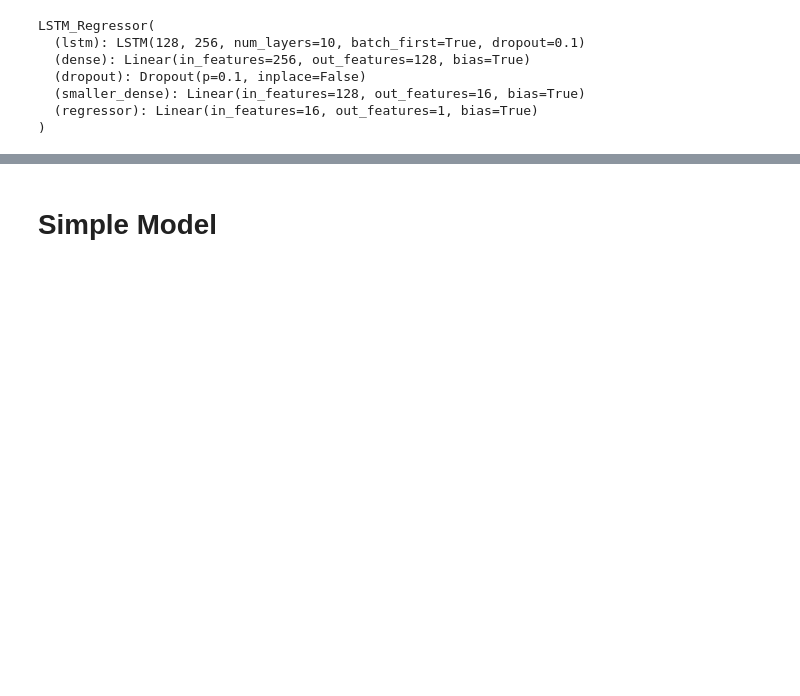
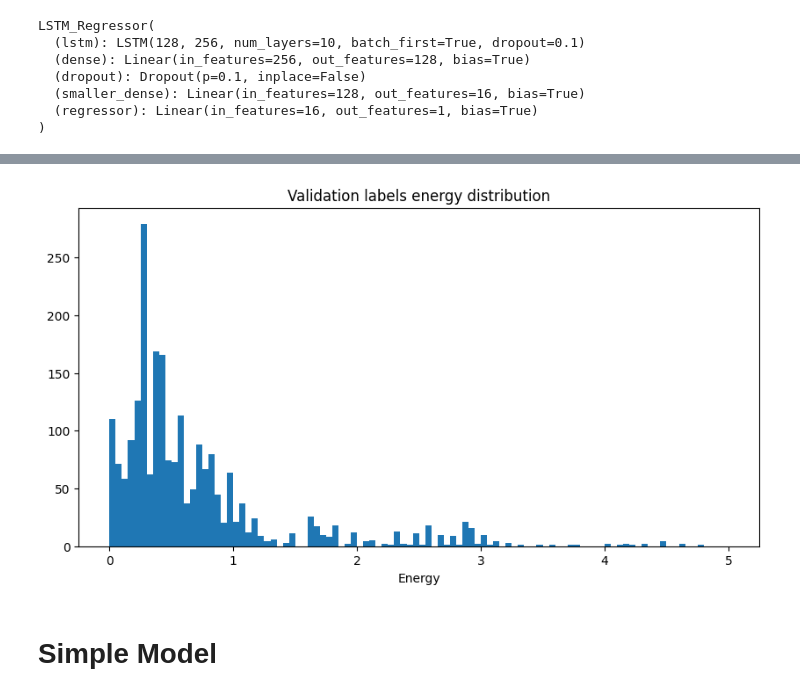
Before and after one commit to Thodorissio/basic-block-energy-prediction, a Jupyter notebook: playground/energy-prediction/energy_prediction.ipynb, the cells around one changed output, grey strips where cells are left out. Drawn from its saved outputs; the diff is of its cells as text; code cells hidden in the pictures; blank space fills up the shorter version.

```diff
--- a/playground/energy-prediction/energy_prediction.ipynb
+++ b/playground/energy-prediction/energy_prediction.ipynb
@@ -98,6 +27,0 @@ plt.show()
-# %%
-MAX_INSTRUCTIONS = 8
-
-data_df = data_df[data_df.basic_blocks.apply(lambda x: len(x)) <= MAX_INSTRUCTIONS]
-data_df = data_df.reset_index(drop=True)
-#data_df = data[:10]
@@ -285,3 +246,13 @@ plt.show()
+# %%
+val_labels = bb_df_val.energy
+
+plt.figure(figsize=(10, 5))
+plt.hist(val_labels, bins=100, range=(0,5))
+plt.title("Validation labels energy distribution")
+plt.xlabel("Energy")
+plt.show()
+# %% [output]
+[figure, added]
 # %% [markdown]
 # Simple Model
 # %%
```
Also changed, not shown: parts of 28 cells of this notebook, 10 other files.
